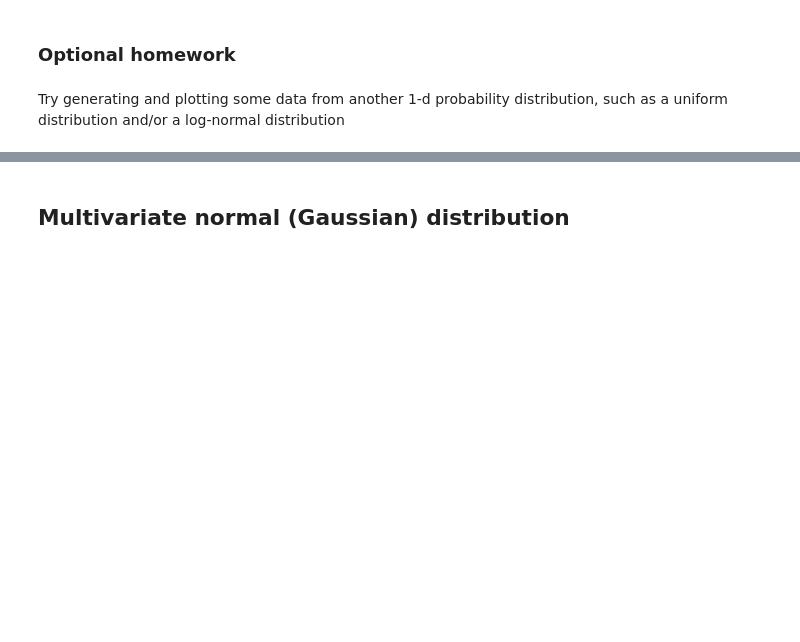
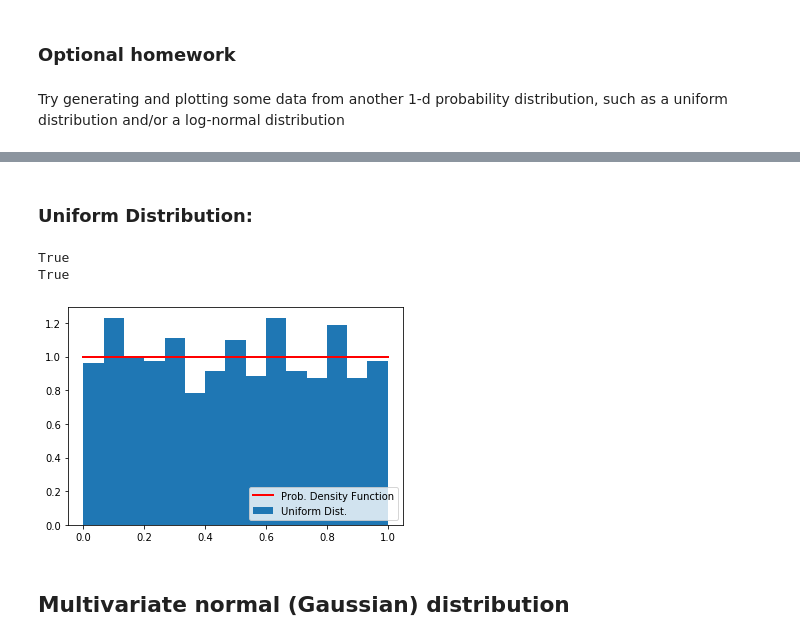
Before and after one commit to LordLean/Machine-Learning, a Jupyter notebook: ML_Labs/Lab3.ipynb, the cells around one changed output, grey strips where cells are left out. Drawn from its saved outputs; the diff is of its cells as text; code cells hidden in the pictures; blank space fills up the shorter version.

```diff
--- a/ML_Labs/Lab3.ipynb
+++ b/ML_Labs/Lab3.ipynb
@@ -76,3 +146,19 @@ Try generating and plotting some data from another 1-d probability distribution,
+# %% [markdown]
+### Uniform Distribution:
+# %%
+data_uni = np.random.uniform(0,1,1000)
+
+print(np.all(data_uni >= 0))
+print(np.all(data_uni < 1))
+
+count, bins, ignored = plt.hist(data_uni, 15, density=True)
+plt.plot(bins, np.ones_like(bins), linewidth=2, color='r')
+plt.legend(["Prob. Density Function","Uniform Dist."], loc="lower right")
+plt.show()
+# %% [output]
+True
+True
+[figure, added]
 # %% [markdown]
 ## Multivariate normal (Gaussian) distribution
 # %% [markdown]
```
Also changed, not shown: parts of 11 cells of this notebook.
